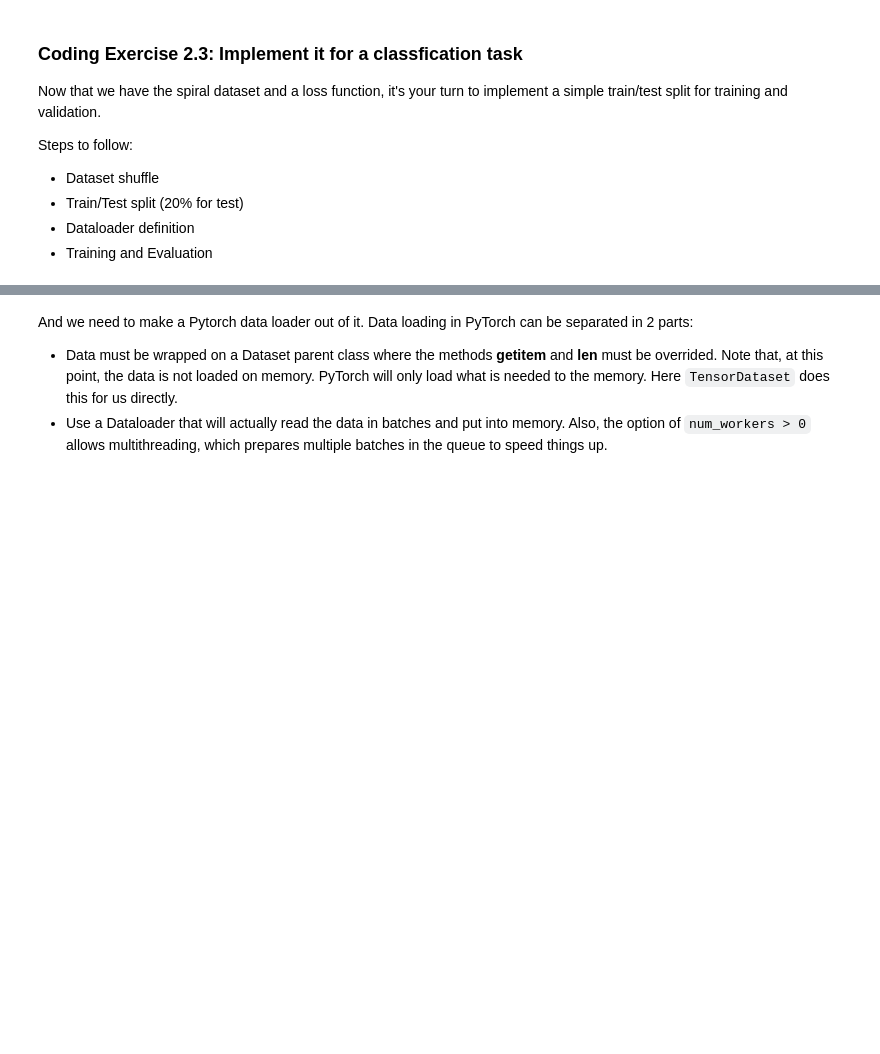
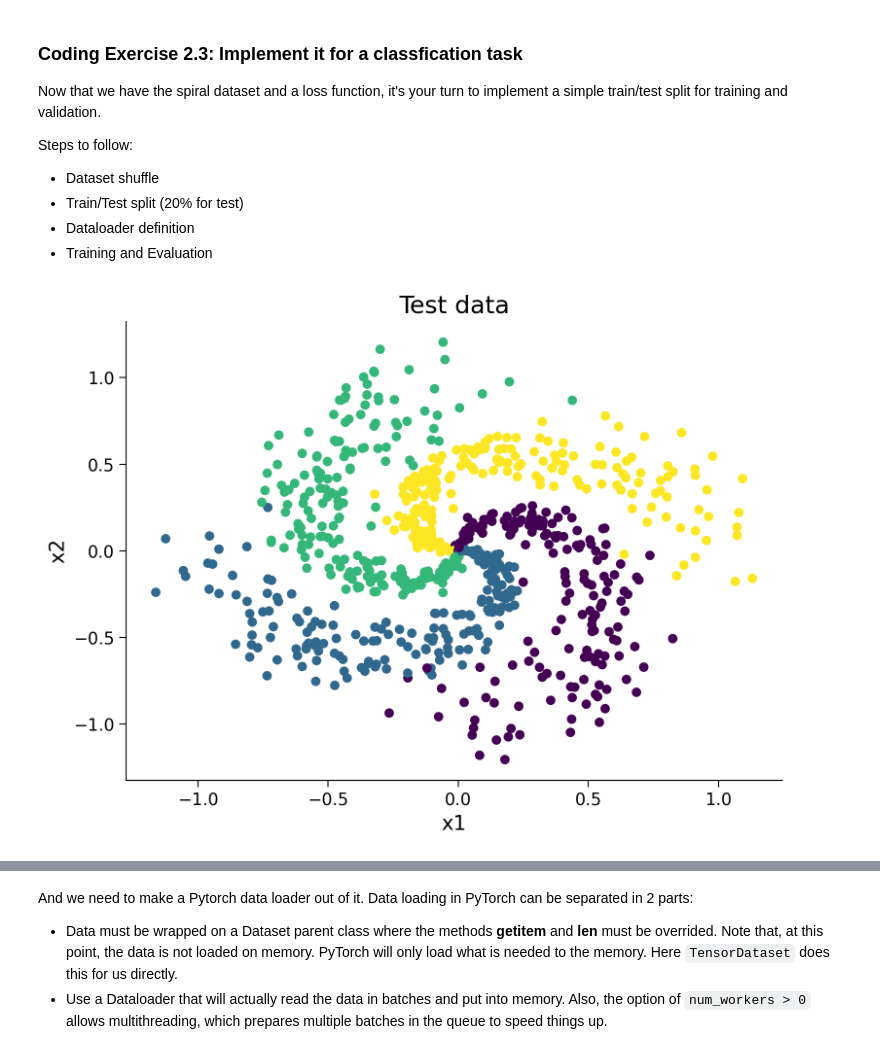
Before and after one commit to ValentinGuigon/Neuromatch_Deep_Learning_tutorials, a Jupyter notebook: tutorials/W1D3_MultiLayerPerceptrons/student/W1D3_Tutorial1.ipynb, the cells around one changed output, grey strips where cells are left out. Cells and saved outputs as stored; diff of their text form; code cells hidden in the pictures; blank space fills up the shorter version.

```diff
--- a/tutorials/W1D3_MultiLayerPerceptrons/student/W1D3_Tutorial1.ipynb
+++ b/tutorials/W1D3_MultiLayerPerceptrons/student/W1D3_Tutorial1.ipynb
@@ -947,47 +924,45 @@ def shuffle_and_split_data(X, y, seed):
       Set seed for reproducibility
 
   Returns:
     X_test: torch.tensor
       Test data [20% of X]
     y_test: torch.tensor
       Labels corresponding to above mentioned test data
     X_train: torch.tensor
       Train data [80% of X]
     y_train: torch.tensor
       Labels corresponding to above mentioned train data
   """
   torch.manual_seed(seed)
   # Number of samples
   N = X.shape[0]
-  ####################################################################
-  # Fill in missing code below (...),
-  # then remove or comment the line below to test your function
-  raise NotImplementedError("Shuffle & split data")
-  ####################################################################
+
   # Shuffle data
-  shuffled_indices = ...   # Get indices to shuffle data, could use torch.randperm
+  shuffled_indices = torch.randperm(N)   # Get indices to shuffle data, could use torch.randperm
   X = X[shuffled_indices]
   y = y[shuffled_indices]
 
   # Split data into train/test
-  test_size = ...    # Assign test datset size using 20% of samples
+  test_size = int(len(X)*0.2)    # Assign test datset size using 20% of samples
   X_test = X[:test_size]
   y_test = y[:test_size]
   X_train = X[test_size:]
   y_train = y[test_size:]
 
   return X_test, y_test, X_train, y_train
 
 
 
 ## Uncomment below to test your function
-# X_test, y_test, X_train, y_train = shuffle_and_split_data(X, y, seed=SEED)
-# plt.figure()
-# plt.scatter(X_test[:, 0], X_test[:, 1], c=y_test)
-# plt.xlabel('x1')
-# plt.ylabel('x2')
-# plt.title('Test data')
-# plt.show()
+X_test, y_test, X_train, y_train = shuffle_and_split_data(X, y, seed=SEED)
+plt.figure()
+plt.scatter(X_test[:, 0], X_test[:, 1], c=y_test)
+plt.xlabel('x1')
+plt.ylabel('x2')
+plt.title('Test data')
+plt.show()
+# %% [output]
+[figure, added]
 # %% [markdown]
 [*Click for solution*](https://github.com/NeuromatchAcademy/course-content-dl/tree/main/tutorials/W1D3_MultiLayerPerceptrons/solutions/W1D3_Tutorial1_Solution_61854a92.py)
 
```
Also changed, not shown: parts of 18 cells of this notebook.
